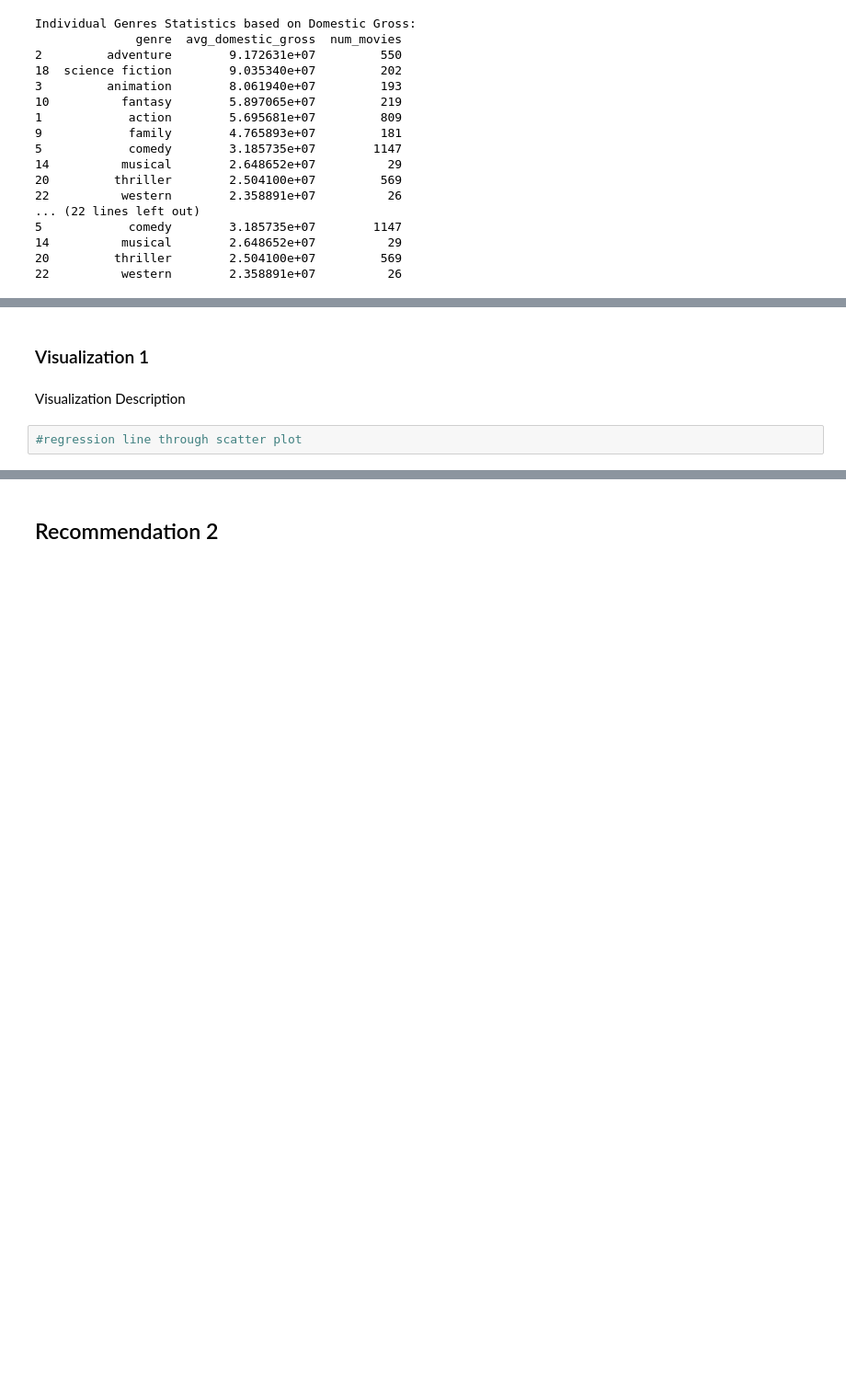
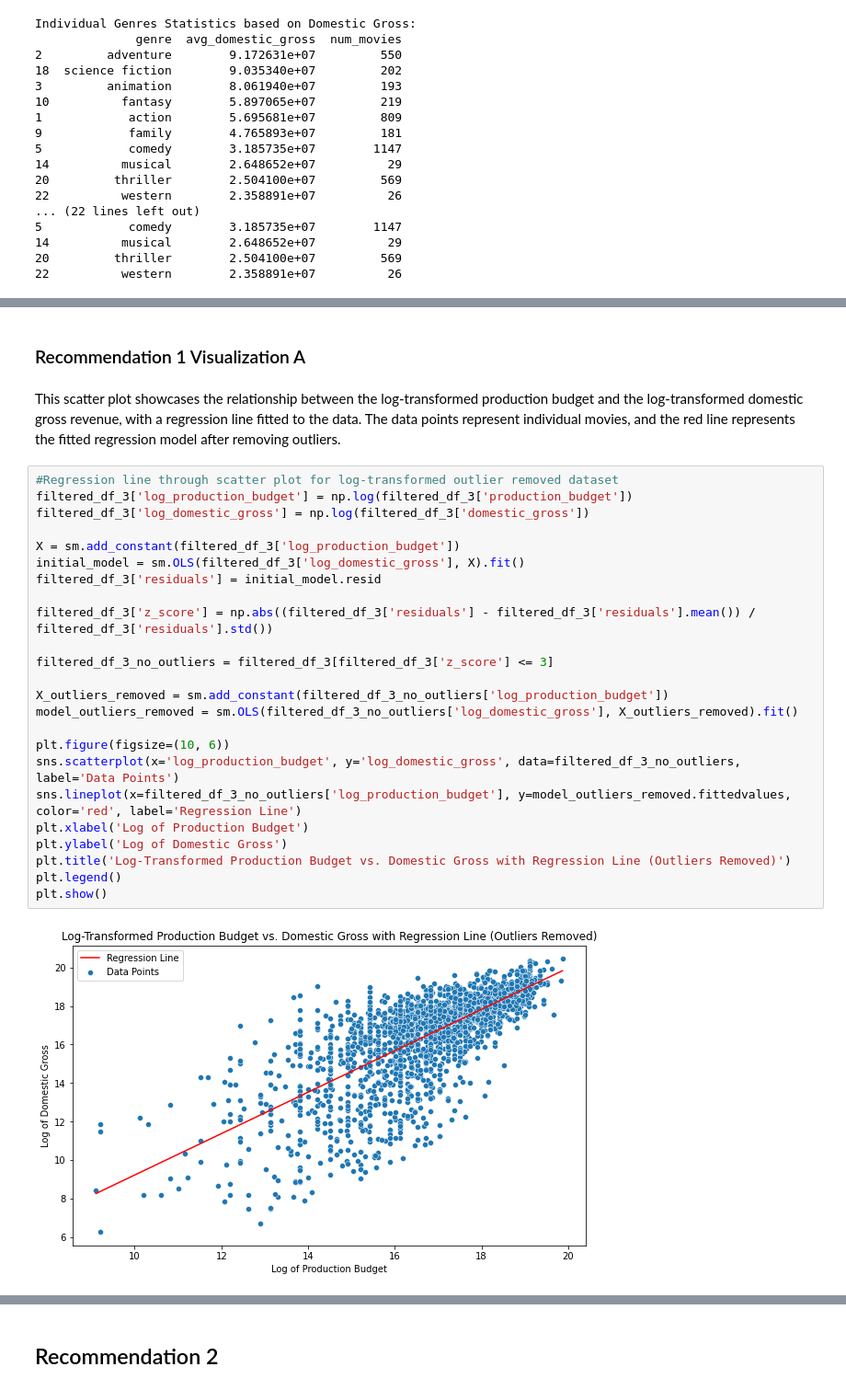
Before and after one commit to agambino720/movie_analytics_project, a Jupyter notebook: movie_analytics_project.ipynb, the cells around one changed output, grey strips where cells are left out. Shown at 92% size. Drawn from its saved outputs; the diff is of its cells as text; blank space fills up the shorter version.

```diff
--- a/movie_analytics_project.ipynb
+++ b/movie_analytics_project.ipynb
@@ -1855,7 +1857,31 @@ Production budget and domestic gross recommendation
 # %% [markdown]
-### Visualization 1
+### Recommendation 1 Visualization A
-# %% [markdown]
-Visualization Description
-# %%
-#regression line through scatter plot
+# %% [markdown]
+This scatter plot showcases the relationship between the log-transformed production budget and the log-transformed domestic gross revenue, with a regression line fitted to the data. The data points represent individual movies, and the red line represents the fitted regression model after removing outliers.
+# %%
+#Regression line through scatter plot for log-transformed outlier removed dataset
+filtered_df_3['log_production_budget'] = np.log(filtered_df_3['production_budget'])
+filtered_df_3['log_domestic_gross'] = np.log(filtered_df_3['domestic_gross'])
+
+X = sm.add_constant(filtered_df_3['log_production_budget'])
+initial_model = sm.OLS(filtered_df_3['log_domestic_gross'], X).fit()
+filtered_df_3['residuals'] = initial_model.resid
+
+filtered_df_3['z_score'] = np.abs((filtered_df_3['residuals'] - filtered_df_3['residuals'].mean()) / filtered_df_3['residuals'].std())
+
+filtered_df_3_no_outliers = filtered_df_3[filtered_df_3['z_score'] <= 3]
+
+X_outliers_removed = sm.add_constant(filtered_df_3_no_outliers['log_production_budget'])
+model_outliers_removed = sm.OLS(filtered_df_3_no_outliers['log_domestic_gross'], X_outliers_removed).fit()
+
+plt.figure(figsize=(10, 6))
+sns.scatterplot(x='log_production_budget', y='log_domestic_gross', data=filtered_df_3_no_outliers, label='Data Points')
+sns.lineplot(x=filtered_df_3_no_outliers['log_production_budget'], y=model_outliers_removed.fittedvalues, color='red', label='Regression Line')
+plt.xlabel('Log of Production Budget')
+plt.ylabel('Log of Domestic Gross')
+plt.title('Log-Transformed Production Budget vs. Domestic Gross with Regression Line (Outliers Removed)')
+plt.legend()
+plt.show()
+# %% [output]
+[figure, added]
 # %% [markdown]
```
Also changed, not shown: parts of 8 cells of this notebook.
